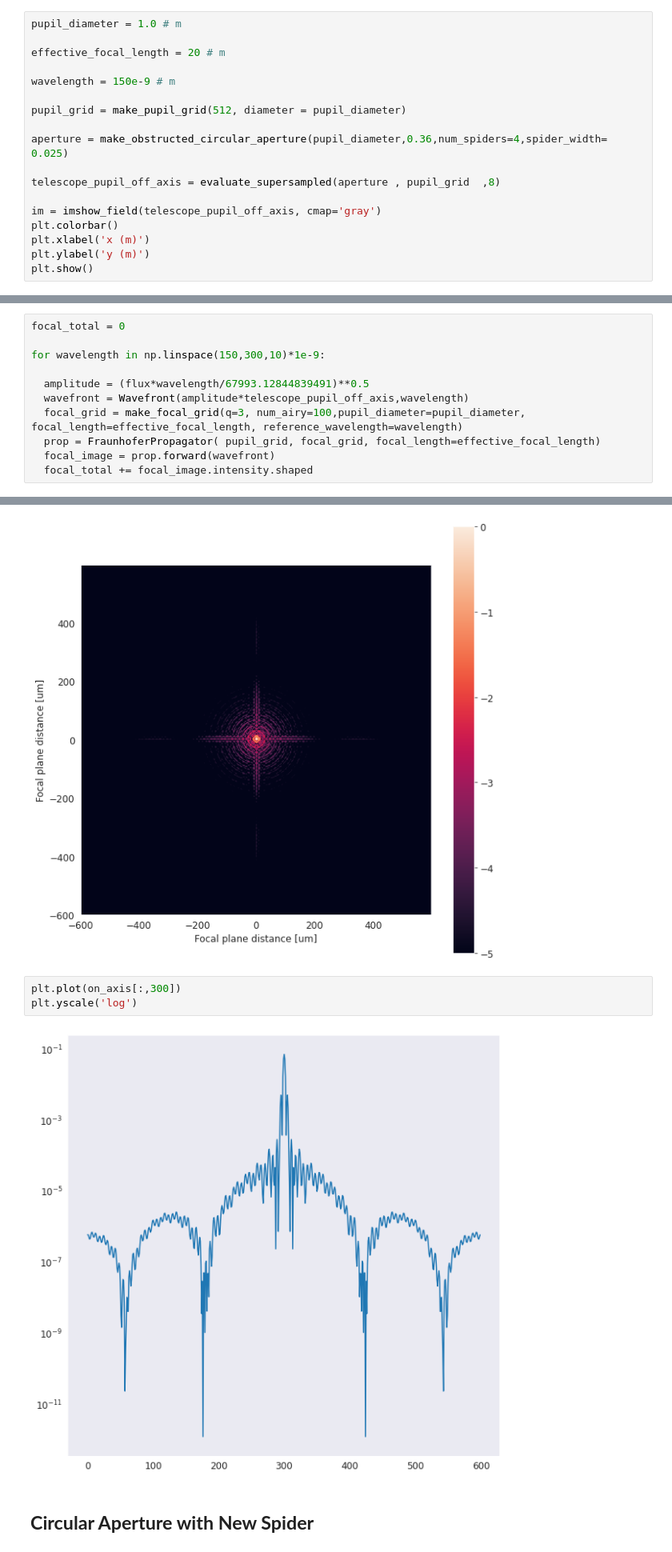
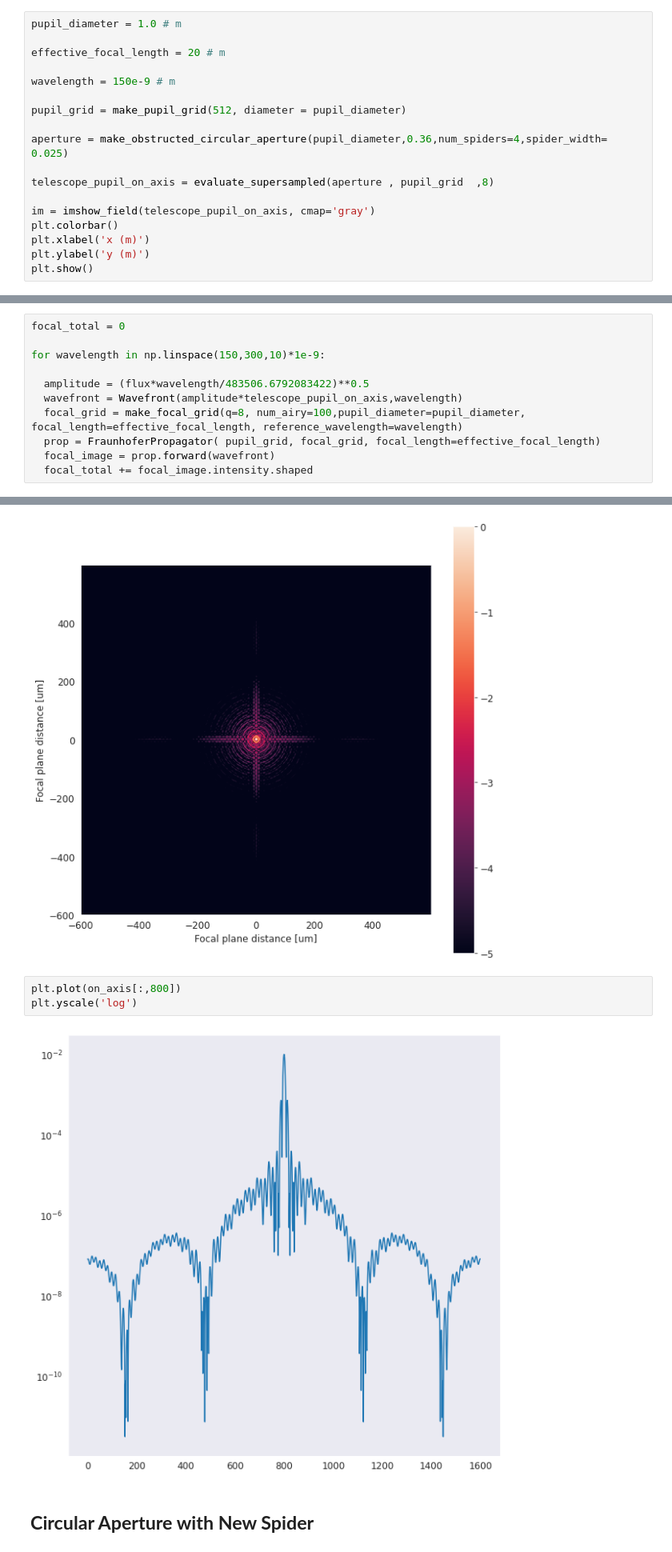
Before and after one commit to Jack3690/INSIST, a Jupyter notebook: PSF_Simulator.ipynb, the cells around one changed output, grey strips where cells are left out. Shown at 80% size. Saved outputs shown, nothing was run; the diff lists cells and outputs as text.

```diff
--- a/PSF_Simulator.ipynb
+++ b/PSF_Simulator.ipynb
@@ -854,9 +852,9 @@ pupil_grid = make_pupil_grid(512, diameter = pupil_diameter)
 
 aperture = make_obstructed_circular_aperture(pupil_diameter,0.36,num_spiders=4,spider_width= 0.025)
 
-telescope_pupil_off_axis = evaluate_supersampled(aperture , pupil_grid  ,8)
+telescope_pupil_on_axis = evaluate_supersampled(aperture , pupil_grid  ,8)
 
-im = imshow_field(telescope_pupil_off_axis, cmap='gray')
+im = imshow_field(telescope_pupil_on_axis, cmap='gray')
 plt.colorbar()
 plt.xlabel('x (m)')
 plt.ylabel('y (m)')
@@ -870,9 +868,9 @@ focal_total = 0
 
 for wavelength in np.linspace(150,300,10)*1e-9:
 
-  amplitude = (flux*wavelength/67993.12844839491)**0.5
-  wavefront = Wavefront(amplitude*telescope_pupil_off_axis,wavelength)
-  focal_grid = make_focal_grid(q=3, num_airy=100,pupil_diameter=pupil_diameter, focal_length=effective_focal_length, reference_wavelength=wavelength)
+  amplitude = (flux*wavelength/483506.6792083422)**0.5
+  wavefront = Wavefront(amplitude*telescope_pupil_on_axis,wavelength)
+  focal_grid = make_focal_grid(q=8, num_airy=100,pupil_diameter=pupil_diameter, focal_length=effective_focal_length, reference_wavelength=wavelength)
   prop = FraunhoferPropagator( pupil_grid, focal_grid, focal_length=effective_focal_length)
   focal_image = prop.forward(wavefront)
   focal_total += focal_image.intensity.shaped
@@ -894,10 +892,10 @@ plt.show()
 # %% [output]
 [figure]
 # %%
-plt.plot(on_axis[:,300])
+plt.plot(on_axis[:,800])
 plt.yscale('log')
 # %% [output]
-[figure, old version]
+[figure, new version]
 # %% [markdown]
 ## **Circular Aperture with New Spider**
 # %%
```
Also changed, not shown: parts of 7 cells of this notebook.
